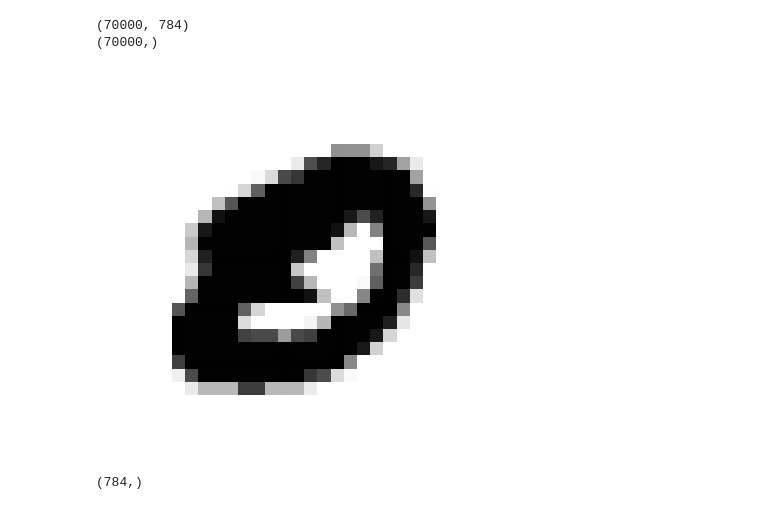
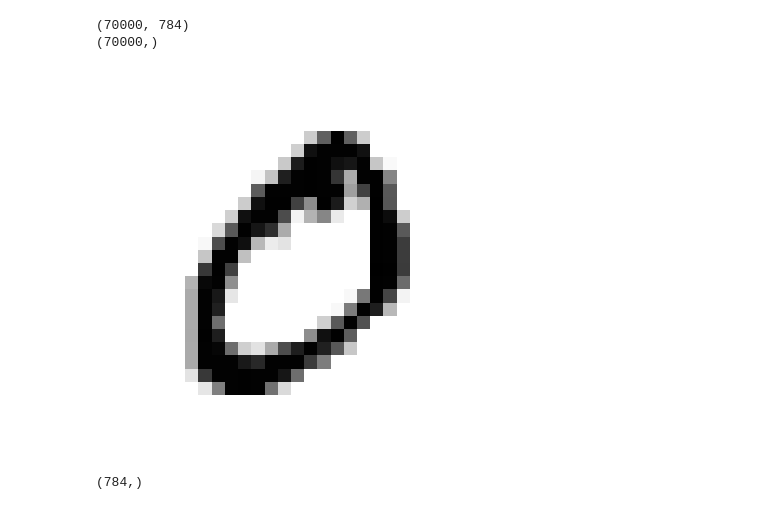
Before and after one commit to JuanPabloRodriguezC/scikit_classification, a Jupyter notebook: digit_classification.ipynb, the cells around one changed output. Drawn from its saved outputs; the diff is of its cells as text; code cells hidden in the pictures.

```diff
--- a/digit_classification.ipynb
+++ b/digit_classification.ipynb
@@ -39,14 +39,14 @@ print(y.shape)
 # %%
 def plot_digit(image_data):
     image = image_data.reshape(28, 28)
     plt.imshow(image, cmap="binary")
     plt.axis("off")
 
-some_digit = X[-7]
+some_digit = X[1]
 plot_digit(some_digit)
 plt.show()
 # %% [output]
-[figure, old version]
+[figure, new version]
 # %%
 some_digit.shape
 # %% [output]
```
Also changed, not shown: parts of 32 cells of this notebook.
